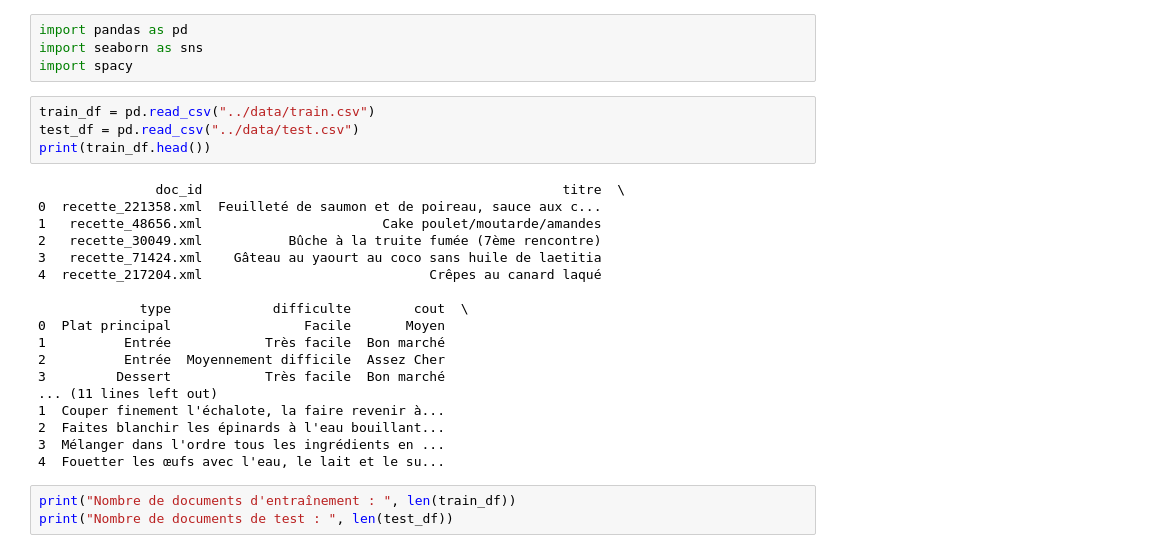
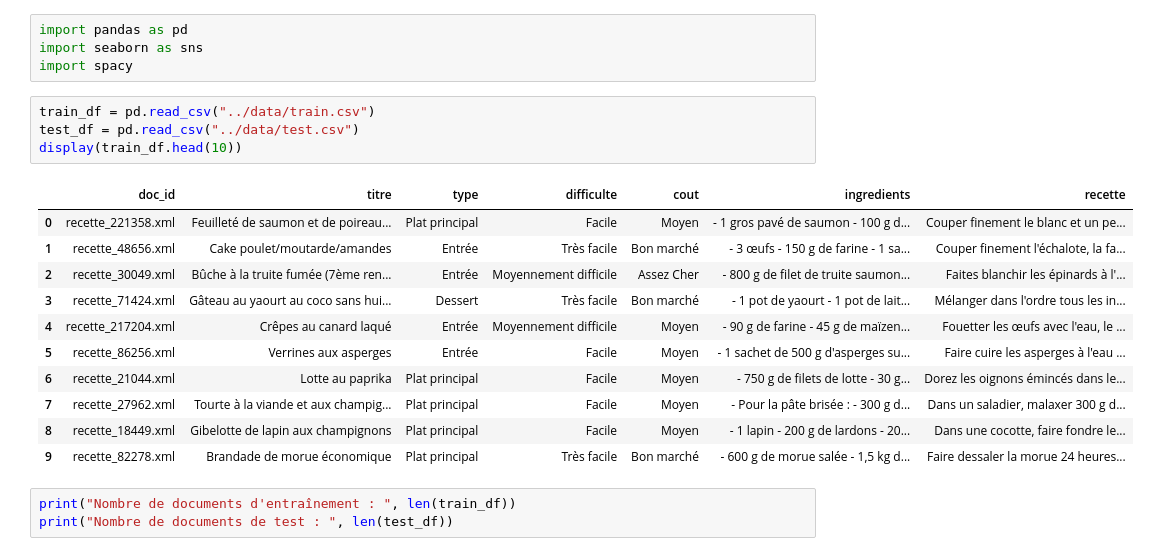
Before and after one commit to Assertur/tal_project, a Jupyter notebook: src/exploration.ipynb, the cells around one changed output. Cells and saved outputs as stored; diff of their text form.

```diff
--- a/src/exploration.ipynb
+++ b/src/exploration.ipynb
@@ -52,25 +78,19 @@ import spacy
 # %%
 train_df = pd.read_csv("../data/train.csv")
 test_df = pd.read_csv("../data/test.csv")
-print(train_df.head())
+display(train_df.head(10))
 # %% [output]
-               doc_id                                              titre  \
-0  recette_221358.xml  Feuilleté de saumon et de poireau, sauce aux c...
-1   recette_48656.xml                       Cake poulet/moutarde/amandes
-2   recette_30049.xml           Bûche à la truite fumée (7ème rencontre)
-3   recette_71424.xml    Gâteau au yaourt au coco sans huile de laetitia
-4  recette_217204.xml                             Crêpes au canard laqué
-
-             type             difficulte        cout  \
-0  Plat principal                 Facile       Moyen
-1          Entrée            Très facile  Bon marché
-2          Entrée  Moyennement difficile  Assez Cher
-3         Dessert            Très facile  Bon marché
-... (11 lines left out)
-1  Couper finement l'échalote, la faire revenir à...
-2  Faites blanchir les épinards à l'eau bouillant...
-3  Mélanger dans l'ordre tous les ingrédients en ...
-4  Fouetter les œufs avec l'eau, le lait et le su...
+|  | doc_id | titre | type | difficulte | cout | ingredients | recette |
+| 0 | recette_221358.xml | Feuilleté de saumon et de poireau... | Plat principal | Facile | Moyen | - 1 gros pavé de saumon - 100 g d... | Couper finement le blanc et un pe... |
+| 1 | recette_48656.xml | Cake poulet/moutarde/amandes | Entrée | Très facile | Bon marché | - 3 œufs - 150 g de farine - 1 sa... | Couper finement l'échalote, la fa... |
+| 2 | recette_30049.xml | Bûche à la truite fumée (7ème ren... | Entrée | Moyennement difficile | Assez Cher | - 800 g de filet de truite saumon... | Faites blanchir les épinards à l'... |
+| 3 | recette_71424.xml | Gâteau au yaourt au coco sans hui... | Dessert | Très facile | Bon marché | - 1 pot de yaourt - 1 pot de lait... | Mélanger dans l'ordre tous les in... |
+| 4 | recette_217204.xml | Crêpes au canard laqué | Entrée | Moyennement difficile | Moyen | - 90 g de farine - 45 g de maïzen... | Fouetter les œufs avec l'eau, le ... |
+| 5 | recette_86256.xml | Verrines aux asperges | Entrée | Facile | Moyen | - 1 sachet de 500 g d'asperges su... | Faire cuire les asperges à l'eau ... |
+| 6 | recette_21044.xml | Lotte au paprika | Plat principal | Facile | Moyen | - 750 g de filets de lotte - 30 g... | Dorez les oignons émincés dans le... |
+| 7 | recette_27962.xml | Tourte à la viande et aux champig... | Plat principal | Facile | Moyen | - Pour la pâte brisée : - 300 g d... | Dans un saladier, malaxer 300 g d... |
+| 8 | recette_18449.xml | Gibelotte de lapin aux champignons | Plat principal | Facile | Moyen | - 1 lapin - 200 g de lardons - 20... | Dans une cocotte, faire fondre le... |
+| 9 | recette_82278.xml | Brandade de morue économique | Plat principal | Très facile | Bon marché | - 600 g de morue salée - 1,5 kg d... | Faire dessaler la morue 24 heures... |
 # %%
 print("Nombre de documents d'entraînement : ", len(train_df))
 print("Nombre de documents de test : ", len(test_df))
```
Also changed, not shown: parts of 2 cells of this notebook, 2 other files.
